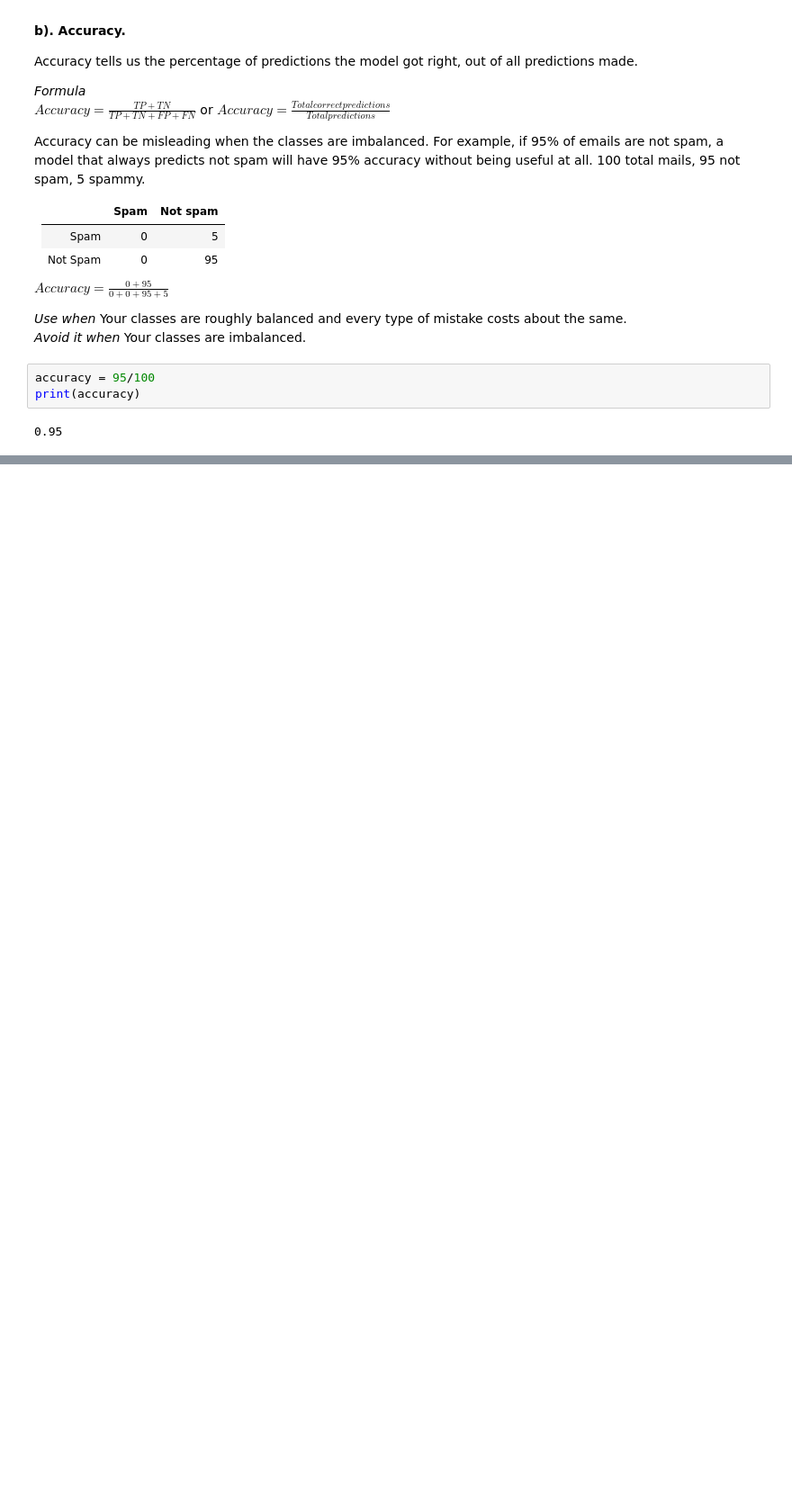
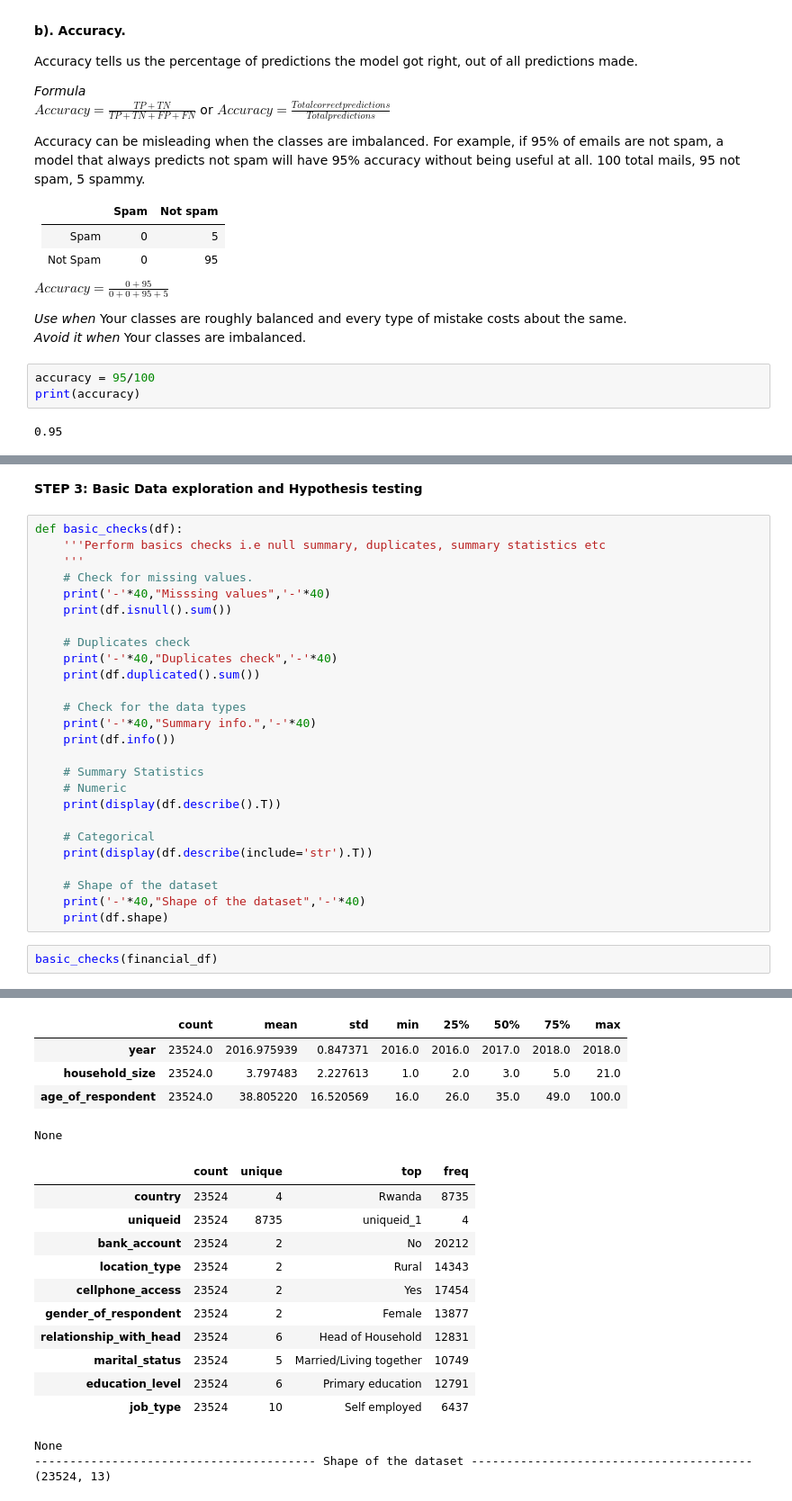
Before and after one commit to EmmanuelKiriinya/Machine-learning-notes, a Jupyter notebook: Supervised_Learning/Classification/classification_evening.ipynb, the cells around one changed output, grey strips where cells are left out. Shown at 90% size. Cells and saved outputs as stored; diff of their text form; blank space fills up the shorter version.

```diff
--- a/Supervised_Learning/Classification/classification_evening.ipynb
+++ b/Supervised_Learning/Classification/classification_evening.ipynb
@@ -57,0 +146,31 @@ print(accuracy)
+# %% [markdown]
+__STEP 3: Basic Data exploration and Hypothesis testing__
+# %%
+def basic_checks(df):
+    '''Perform basics checks i.e null summary, duplicates, summary statistics etc
+    '''
+    # Check for missing values.
+    print('-'*40,"Misssing values",'-'*40)
+    print(df.isnull().sum())
+
+    # Duplicates check
+    print('-'*40,"Duplicates check",'-'*40)
+    print(df.duplicated().sum())
+
+    # Check for the data types
+    print('-'*40,"Summary info.",'-'*40)
+    print(df.info())
+
+    # Summary Statistics
+    # Numeric
+    print(display(df.describe().T))
+
+    # Categorical
+    print(display(df.describe(include='str').T))
+
+    # Shape of the dataset
+    print('-'*40,"Shape of the dataset",'-'*40)
+    print(df.shape)
+# %%
+basic_checks(financial_df)
+# %% [output]
@@ -57,0 +194,19 @@ print(accuracy)
+|  | count | mean | std | min | 25% | 50% | 75% | max |
+| year | 23524.0 | 2016.975939 | 0.847371 | 2016.0 | 2016.0 | 2017.0 | 2018.0 | 2018.0 |
+| household_size | 23524.0 | 3.797483 | 2.227613 | 1.0 | 2.0 | 3.0 | 5.0 | 21.0 |
+| age_of_respondent | 23524.0 | 38.805220 | 16.520569 | 16.0 | 26.0 | 35.0 | 49.0 | 100.0 |
+None
+|  | count | unique | top | freq |
+| country | 23524 | 4 | Rwanda | 8735 |
+| uniqueid | 23524 | 8735 | uniqueid_1 | 4 |
+| bank_account | 23524 | 2 | No | 20212 |
+| location_type | 23524 | 2 | Rural | 14343 |
+| cellphone_access | 23524 | 2 | Yes | 17454 |
+| gender_of_respondent | 23524 | 2 | Female | 13877 |
+| relationship_with_head | 23524 | 6 | Head of Household | 12831 |
+| marital_status | 23524 | 5 | Married/Living together | 10749 |
+| education_level | 23524 | 6 | Primary education | 12791 |
+| job_type | 23524 | 10 | Self employed | 6437 |
+None
+---------------------------------------- Shape of the dataset ----------------------------------------
+(23524, 13)
```
Also changed, not shown: parts of 21 cells of this notebook, 2 other files.
